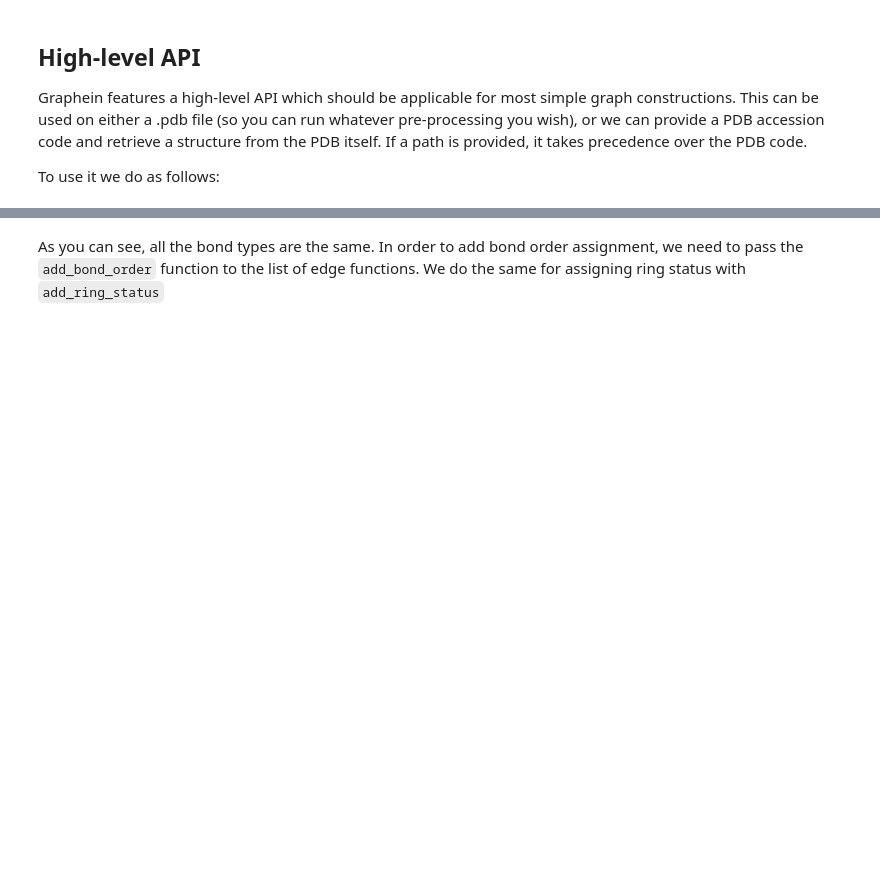
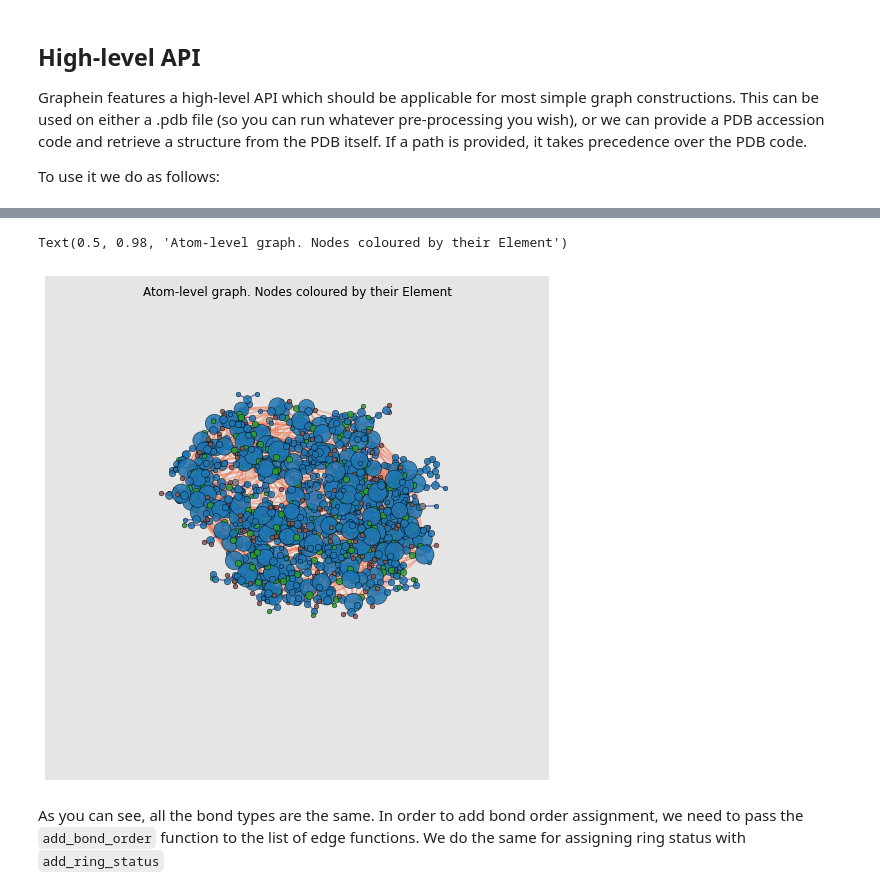
Before and after one commit to a-r-j/graphein, a Jupyter notebook: notebooks/atom_graph_tutorial.ipynb, the cells around one changed output, grey strips where cells are left out. Drawn from its saved outputs; the diff is of its cells as text; code cells hidden in the pictures; blank space fills up the shorter version.

```diff
--- a/notebooks/atom_graph_tutorial.ipynb
+++ b/notebooks/atom_graph_tutorial.ipynb
@@ -47,7 +90,11 @@ g = construct_graph(config=config, pdb_code="3eiy")
 # %%
 from graphein.protein.visualisation import plot_protein_structure_graph
 
-p = plot_protein_structure_graph(G=g, angle=0, colour_edges_by="kind", colour_nodes_by="element_symbol", label_node_ids=False, node_size_min=2, node_alpha=0.5)
+p = plot_protein_structure_graph(G=g, angle=0, colour_edges_by="kind", colour_nodes_by="element_symbol", label_node_ids=False, node_size_min=2, node_alpha=0.85, node_colour_map=plt.cm.tab10)
+plt.suptitle("Atom-level graph. Nodes coloured by their Element")
+# %% [output]
+Text(0.5, 0.98, 'Atom-level graph. Nodes coloured by their Element')
+[figure, added]
 # %% [markdown]
 As you can see, all the bond types are the same. In order to add bond order assignment, we need to pass the `add_bond_order` function to the list of edge functions. We do the same for assigning ring status with `add_ring_status`
 # %%
```
Also changed, not shown: parts of 9 cells of this notebook, 6 other files.
